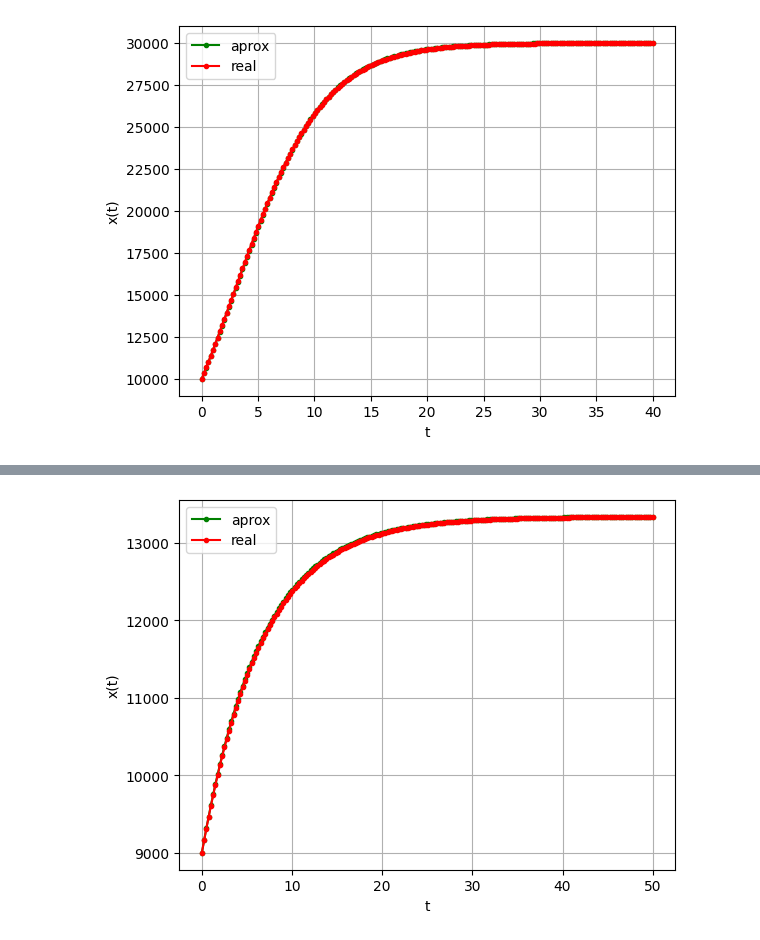
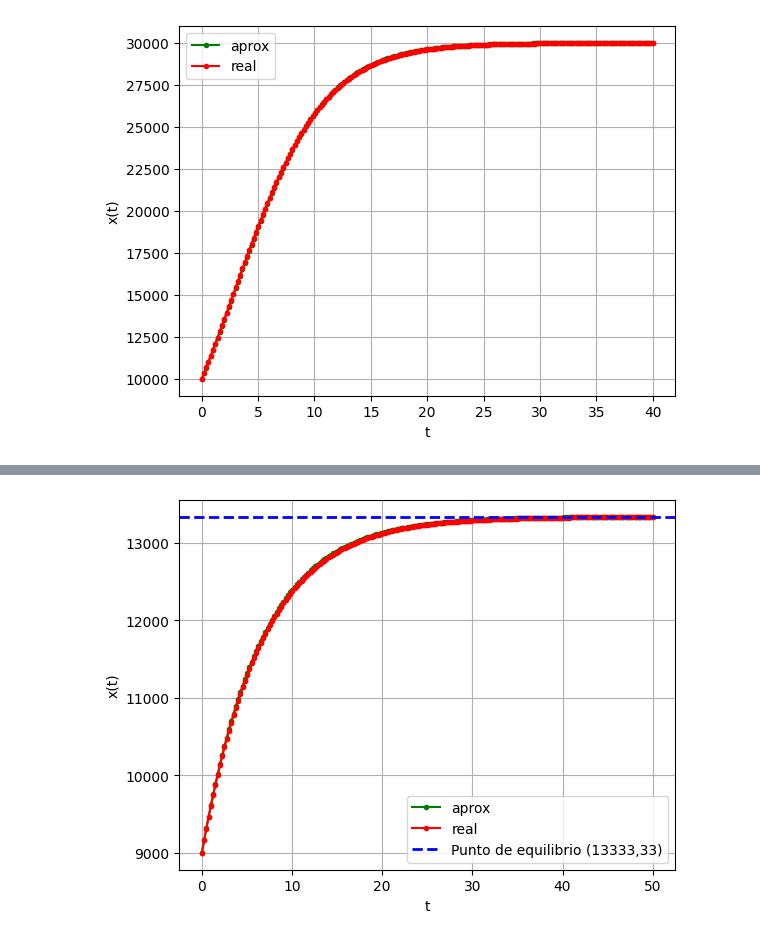
Before and after one commit to meg190/aplicadas-II-colabs, a Jupyter notebook: Entrega_I.ipynb, the cells around one changed output, grey strips where cells are left out. Drawn from its saved outputs; the diff is of its cells as text; code cells hidden in the pictures.

```diff
--- a/Entrega_I.ipynb
+++ b/Entrega_I.ipynb
@@ -517,23 +618,24 @@ Veamos el comportamiento grafico de la solución numerica y analitica:
 # %%
 r = 2000
 h = 0.15
 x0 = 9000
 A = 650
 
 numF = lambda x,t: r-h*x
 realF = lambda t: ((np.exp(-h*t)*A)-r)/-h
 
 numx, numt = euler(numF, x0, 0, 50, 200)
 
 realt = np.linspace(0,50,200)
 realx = realF(realt)
 
 plt.plot(numt,numx,'g.-', label='aprox')
 plt.plot(realt, realx, 'r.-', label='real')
 plt.xlabel("t")
 plt.ylabel("x(t)")
+plt.axhline(y=13333.333, color='blue', linestyle='--', linewidth=2, label='Punto de equilibrio (13333,33)')
 plt.legend()
 plt.grid()
 plt.show()
 # %% [output]
-[figure, old version]
+[figure, new version]
```
Also changed, not shown: parts of 5 cells of this notebook.
